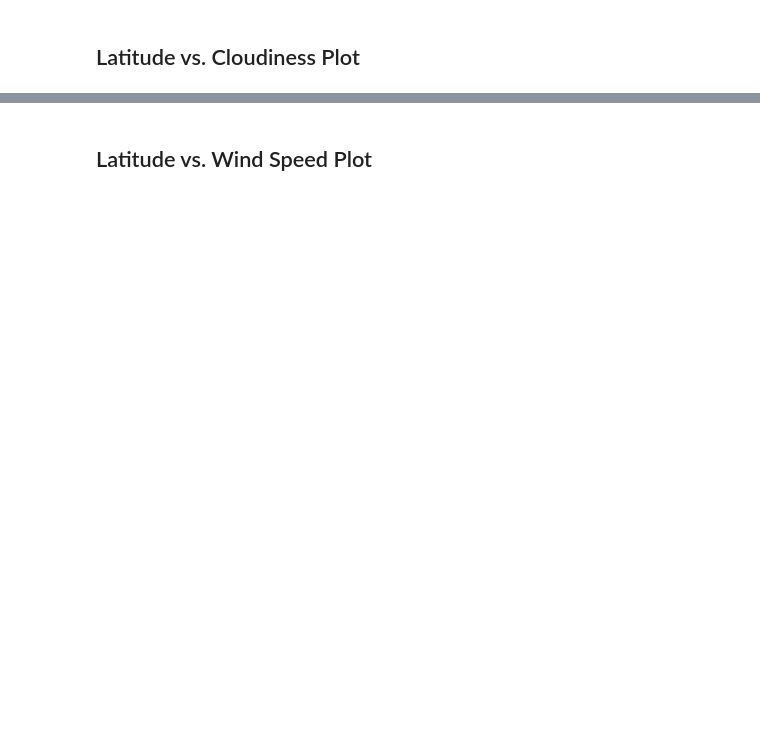
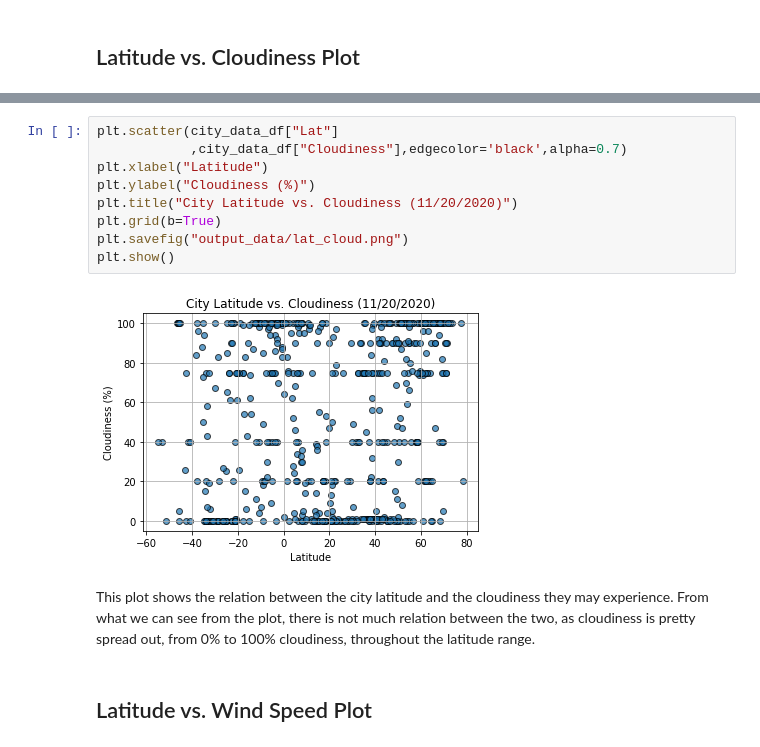
Before and after one commit to leonardz17/Python_API_Challenge, a Jupyter notebook: WeatherPy/WeatherPy-Working.ipynb, the cells around one changed output, grey strips where cells are left out. Saved outputs shown, nothing was run; the diff lists cells and outputs as text; blank space fills up the shorter version.

```diff
--- a/WeatherPy/WeatherPy-Working.ipynb
+++ b/WeatherPy/WeatherPy-Working.ipynb
@@ -201,2 +217,15 @@ Int64Index([], dtype='int64')
+# %%
+plt.scatter(city_data_df["Lat"]
+            ,city_data_df["Cloudiness"],edgecolor='black',alpha=0.7)
+plt.xlabel("Latitude")
+plt.ylabel("Cloudiness (%)")
+plt.title("City Latitude vs. Cloudiness (11/20/2020)")
+plt.grid(b=True)
+plt.savefig("output_data/lat_cloud.png")
+plt.show()
+# %% [output]
+[figure, added]
+# %% [markdown]
+This plot shows the relation between the city latitude and the cloudiness they may experience. From what we can see from the plot, there is not much relation between the two, as cloudiness is pretty spread out, from 0% to 100% cloudiness, throughout the latitude range.
 # %% [markdown]
 ## Latitude vs. Wind Speed Plot
```
Also changed, not shown: parts of 39 cells of this notebook, 12 other files.
